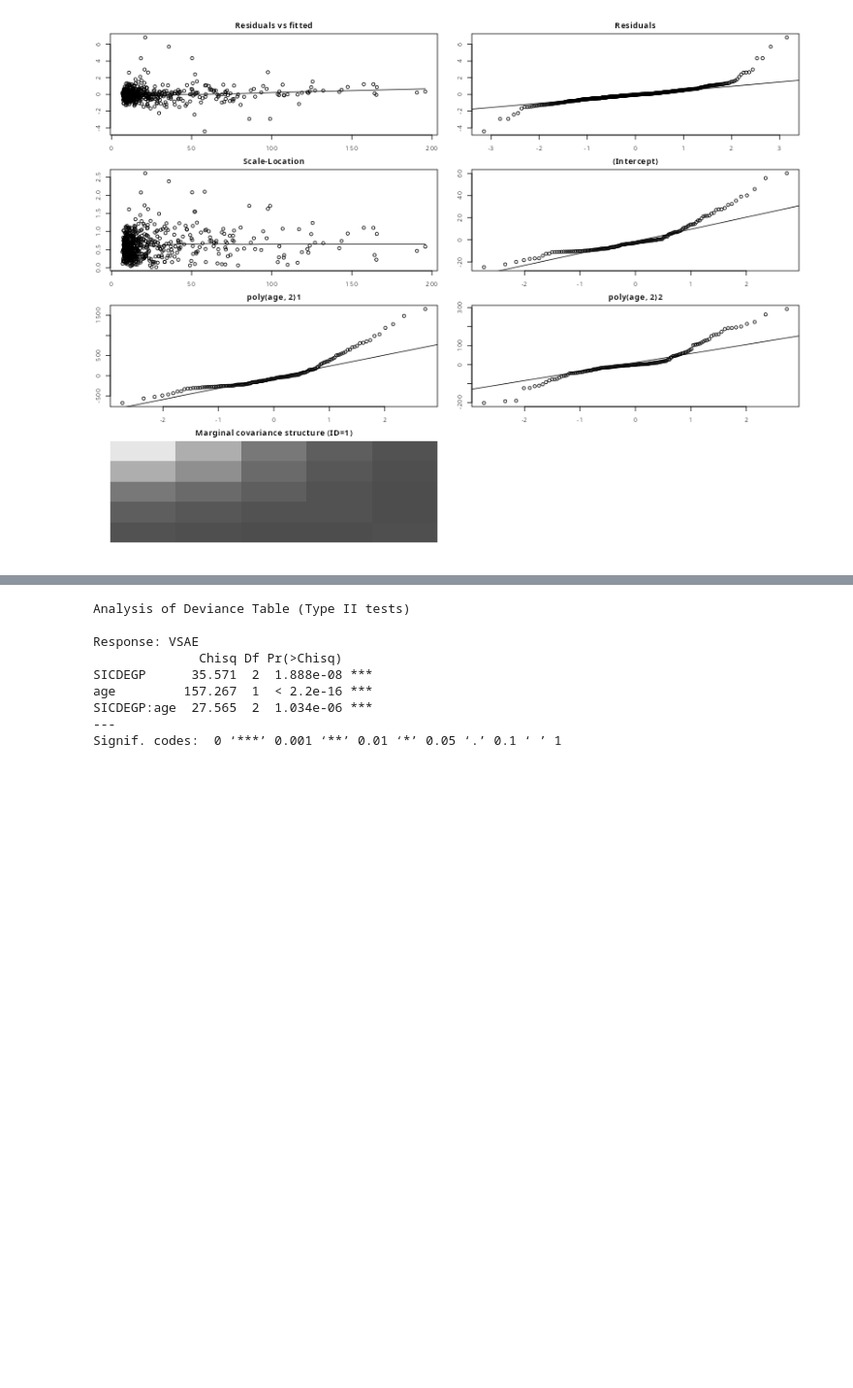
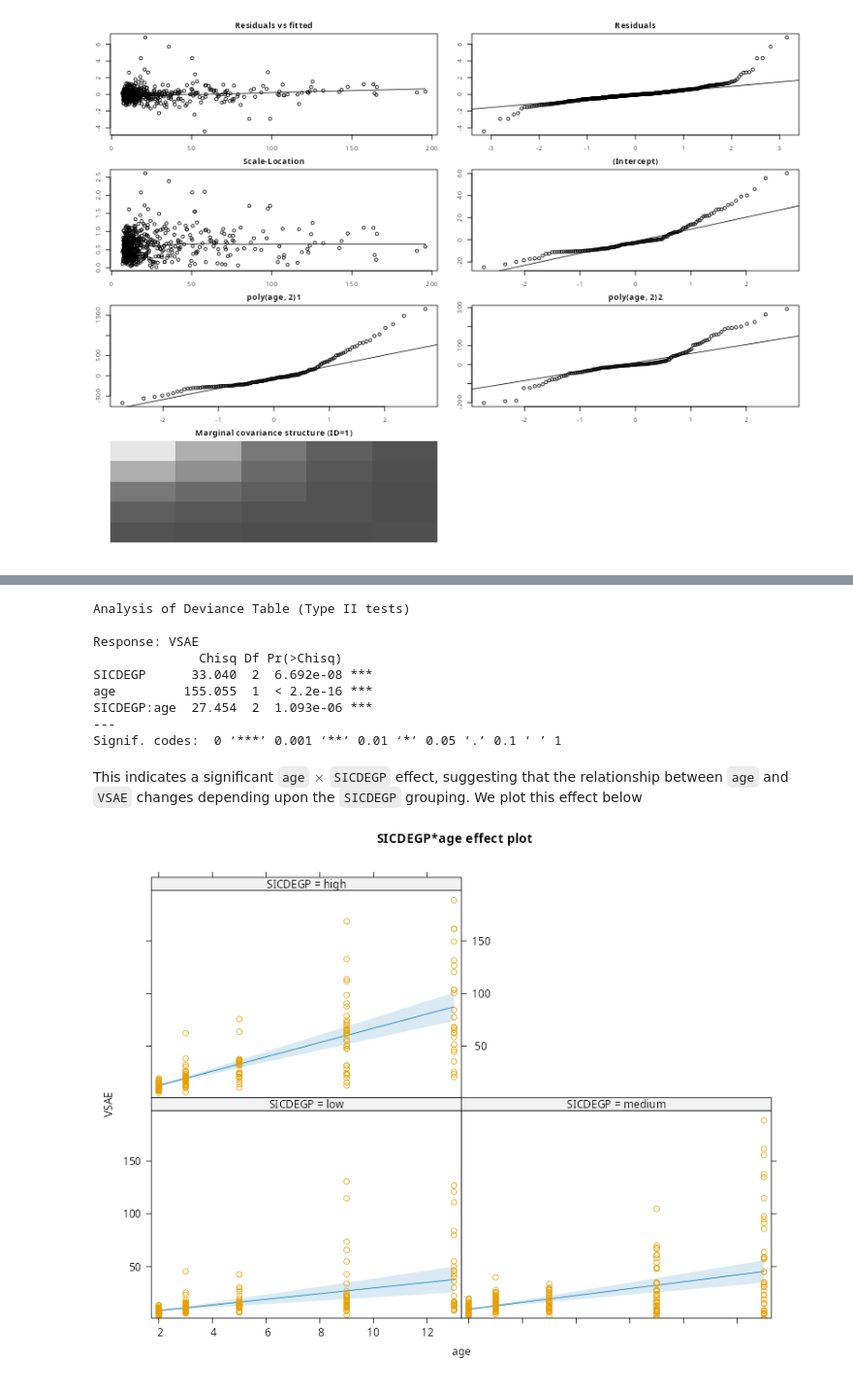
Before and after one commit to PCHN63112-Mixed-Models/mixed-effects-advanced, a Jupyter notebook: _build/jupyter_execute/workshops/autism-workshop.ipynb, the cells around one changed output, grey strips where cells are left out. Shown at 97% size. Cells and saved outputs as stored; diff of their text form; code cells hidden in the pictures; blank space fills up the shorter version.

```diff
--- a/_build/jupyter_execute/workshops/autism-workshop.ipynb
+++ b/_build/jupyter_execute/workshops/autism-workshop.ipynb
@@ -493,0 +507,8 @@ plot.lme(autism.lme, vcov.id='1')
+# %%
+autism.lme <- lme(fixed     = VSAE ~ 1 + SICDEGP + age + SICDEGP:age,
+                  random    = ~ 1 + poly(age,2)|childid,
+                  data      = autism,
+                  na.action = na.omit,
+                  control   = lmeControl(opt='optim', msMaxIter=100),
+                  subset    = childid != '46'                         # remove child 46
+)
@@ -498,8 +522,14 @@ Analysis of Deviance Table (Type II tests)
 
 Response: VSAE
               Chisq Df Pr(>Chisq)
-SICDEGP      35.571  2  1.888e-08 ***
-age         157.267  1  < 2.2e-16 ***
-SICDEGP:age  27.565  2  1.034e-06 ***
+SICDEGP      33.040  2  6.692e-08 ***
+age         155.055  1  < 2.2e-16 ***
+SICDEGP:age  27.454  2  1.093e-06 ***
 ---
 Signif. codes:  0 ‘***’ 0.001 ‘**’ 0.01 ‘*’ 0.05 ‘.’ 0.1 ‘ ’ 1
+# %% [markdown]
+This indicates a significant `age` $\times$ `SICDEGP` effect, suggesting that the relationship between `age` and `VSAE` changes depending upon the `SICDEGP` grouping. We plot this effect below
+# %%
+plot(allEffects(autism.lme, residuals=TRUE), partial.residuals=list(smooth=FALSE))
+# %% [output]
+[figure, new version]
```
Also changed, not shown: parts of 30 cells of this notebook, 11 other files.
